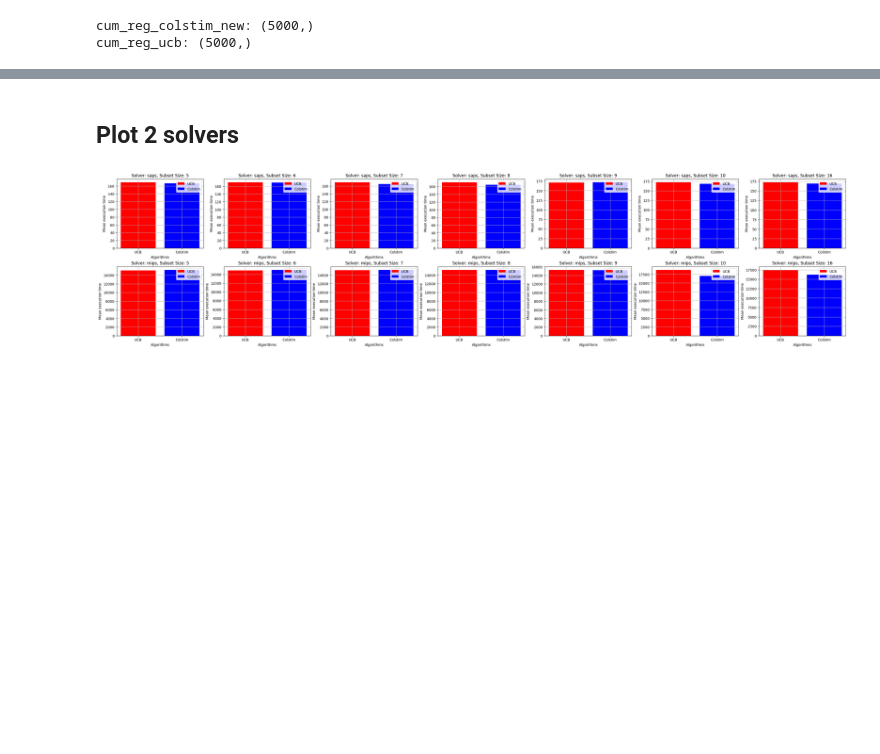
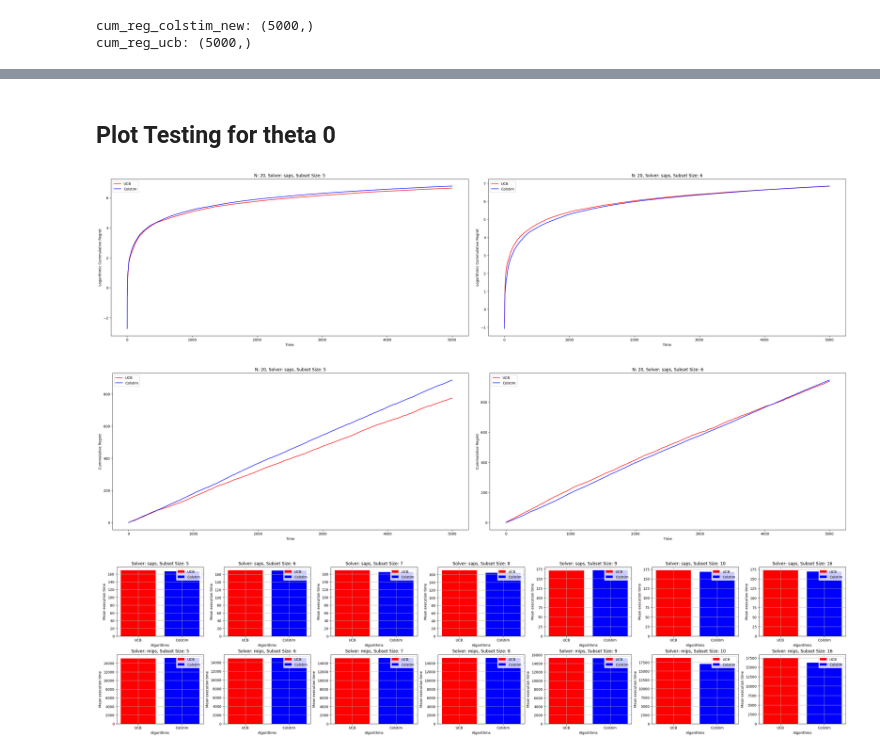
Before and after one commit to sshivam95/Multi-Dueling-Bandits, a Jupyter notebook: test.ipynb, the cells around one changed output, grey strips where cells are left out. Cells and saved outputs as stored; diff of their text form; code cells hidden in the pictures; blank space fills up the shorter version.

Commit message:
Testing

```diff
--- a/test.ipynb
+++ b/test.ipynb
@@ -125,48 +125,73 @@ plt.show()
-# %% [markdown]
-## Plot 2 solvers
+# %% [markdown]
+## Plot Testing for theta 0
 # %%
+from algorithms import regret_minimizing_algorithms
+from util.constants import Solver
+from util.metrics import compute_cumulative_regret
+import matplotlib.pyplot as plt
+import numpy as np
+
+algorithms = [
+        algorithm.__name__ for algorithm in regret_minimizing_algorithms
+    ]
+
+solvers = ["saps"]#[solver.value for solver in Solver]
+subset_size = [5, 6]#, 7, 8, 9, 10, 16]
+colors = ["red", "blue"]
+
+# save np.load
+np_load_old = np.load
+
+# modify the default parameters of np.load
+np.load = lambda *a,**k: np_load_old(*a, allow_pickle=True, **k)
 
 fig, ax = plt.subplots(len(solvers), len(subset_size), figsize=(30, 7), constrained_layout=True)
 for solver_index, solver in enumerate(solvers):
     for size_index, size in enumerate(subset_size):
         for index, algorithm in enumerate(algorithms):
-            regret = np.load(f"regret_{algorithm}_{solver}_{size}_new.npy")
+            regret = np.load(f"Regret_results_theta0//regret_{algorithm}_{solver}_{size}.npy")
             cum_reg = compute_cumulative_regret(regret)
 
-            ax[solver_index, size_index].plot(np.log(np.mean(cum_reg, axis=0)), color=colors[index], label=f"{algorithm}")
-            # ax[solver_index, size_index].fill_between(
+            ax[size_index].plot(np.log(np.mean(cum_reg, axis=0)), color=colors[index], label=f"{algorithm}")
+            # ax[size_index].fill_between(
             #     range(len(cum_reg[0])),
             #     np.log(np.mean(cum_reg, axis=0)-np.std(cum_reg, axis=0))/np.sqrt(len(cum_reg)),
             #     np.log(np.mean(cum_reg, axis=0)+np.std(cum_reg, axis=0))/np.sqrt(len(cum_reg)),
             #     color=colors[index],
             #     alpha=0.2
             # )
-            ax[solver_index, size_index].legend()
-            ax[solver_index, size_index].set_ylabel("Cummulative Regret")
-            ax[solver_index, size_index].set_xlabel("Time")
-            ax[solver_index, size_index].set_title(f"N: 20, Solver: {solver}, Subset Size: {size}")
+            ax[size_index].legend()
+            ax[size_index].set_ylabel("Logarithmic Cummulative Regret")
+            ax[size_index].set_xlabel("Time")
+            ax[size_index].set_title(f"N: 20, Solver: {solver}, Subset Size: {size}")
 plt.show()
 
 fig, ax = plt.subplots(len(solvers), len(subset_size), figsize=(30, 7), constrained_layout=True)
 for solver_index, solver in enumerate(solvers):
     for size_index, size in enumerate(subset_size):
         for index, algorithm in enumerate(algorithms):
-            regret = np.load(f"Regret_results//regret_{algorithm}_{solver}_{size}.npy")
+            regret = np.load(f"Regret_results_theta0//regret_{algorithm}_{solver}_{size}.npy")
             cum_reg = compute_cumulative_regret(regret)
 
-            ax[solver_index, size_index].plot(np.mean(cum_reg, axis=0), color=colors[index], label=f"{algorithm}")
-            # ax[solver_index, size_index].fill_between(
+            ax[size_index].plot(np.mean(cum_reg, axis=0), color=colors[index], label=f"{algorithm}")
+            # ax[size_index].fill_between(
             #     range(len(cum_reg[0])),
             #     np.log(np.mean(cum_reg, axis=0)-np.std(cum_reg, axis=0))/np.sqrt(len(cum_reg)),
             #     np.log(np.mean(cum_reg, axis=0)+np.std(cum_reg, axis=0))/np.sqrt(len(cum_reg)),
             #     color=colors[index],
             #     alpha=0.2
             # )
-            ax[solver_index, size_index].legend()
-            ax[solver_index, size_index].set_ylabel("Cummulative Regret")
-            ax[solver_index, size_index].set_xlabel("Time")
-            ax[solver_index, size_index].set_title(f"N: 20, Solver: {solver}, Subset Size: {size}")
+            ax[size_index].legend()
+            ax[size_index].set_ylabel("Cummulative Regret")
+            ax[size_index].set_xlabel("Time")
+            ax[size_index].set_title(f"N: 20, Solver: {solver}, Subset Size: {size}")
 plt.show()
+
+# restore np.load for future normal usage
+np.load = np_load_old
+# %% [output]
+[figure, added]
+[figure, added]
 # %%
 import seaborn as sns
 
```
Also changed, not shown: parts of 8 cells of this notebook.
